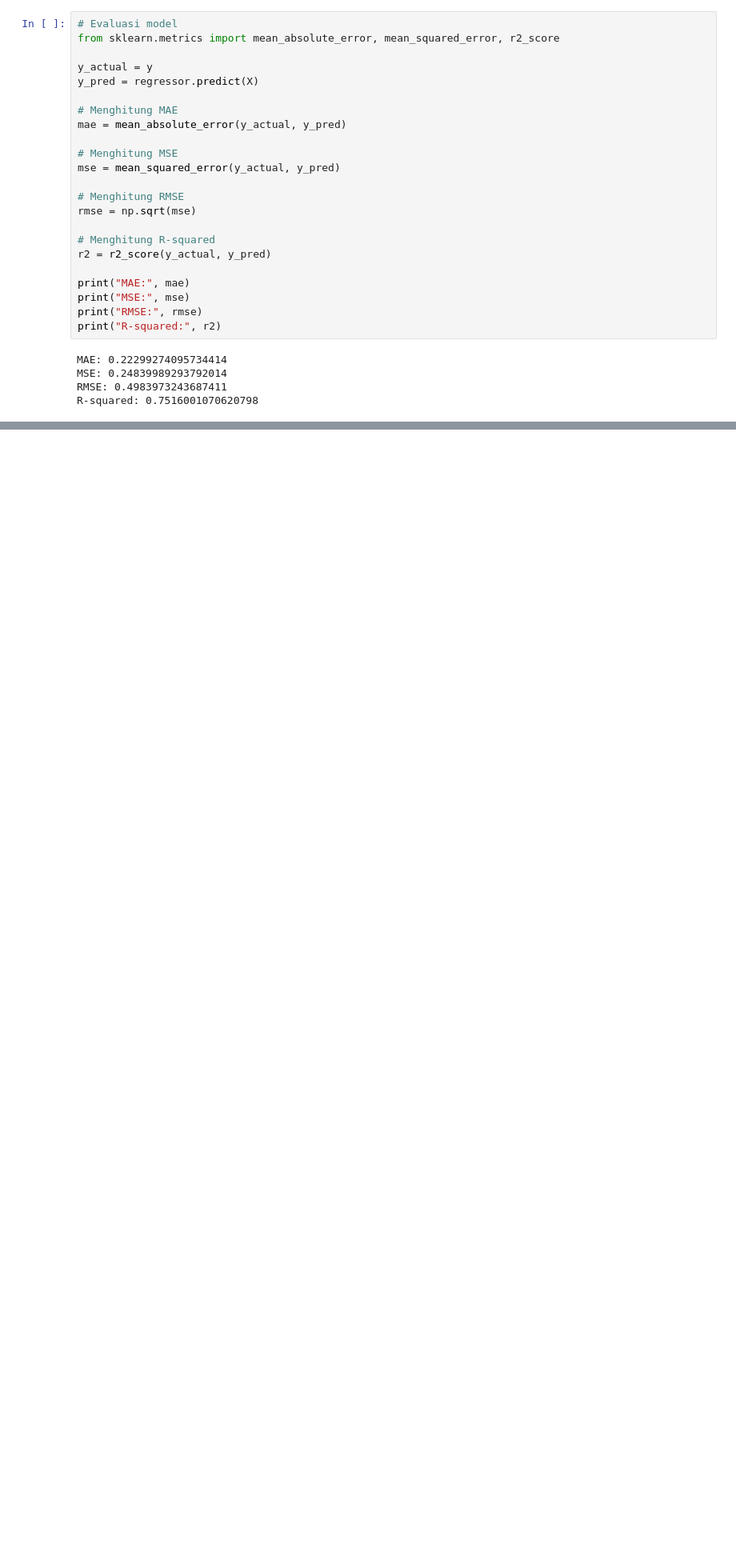
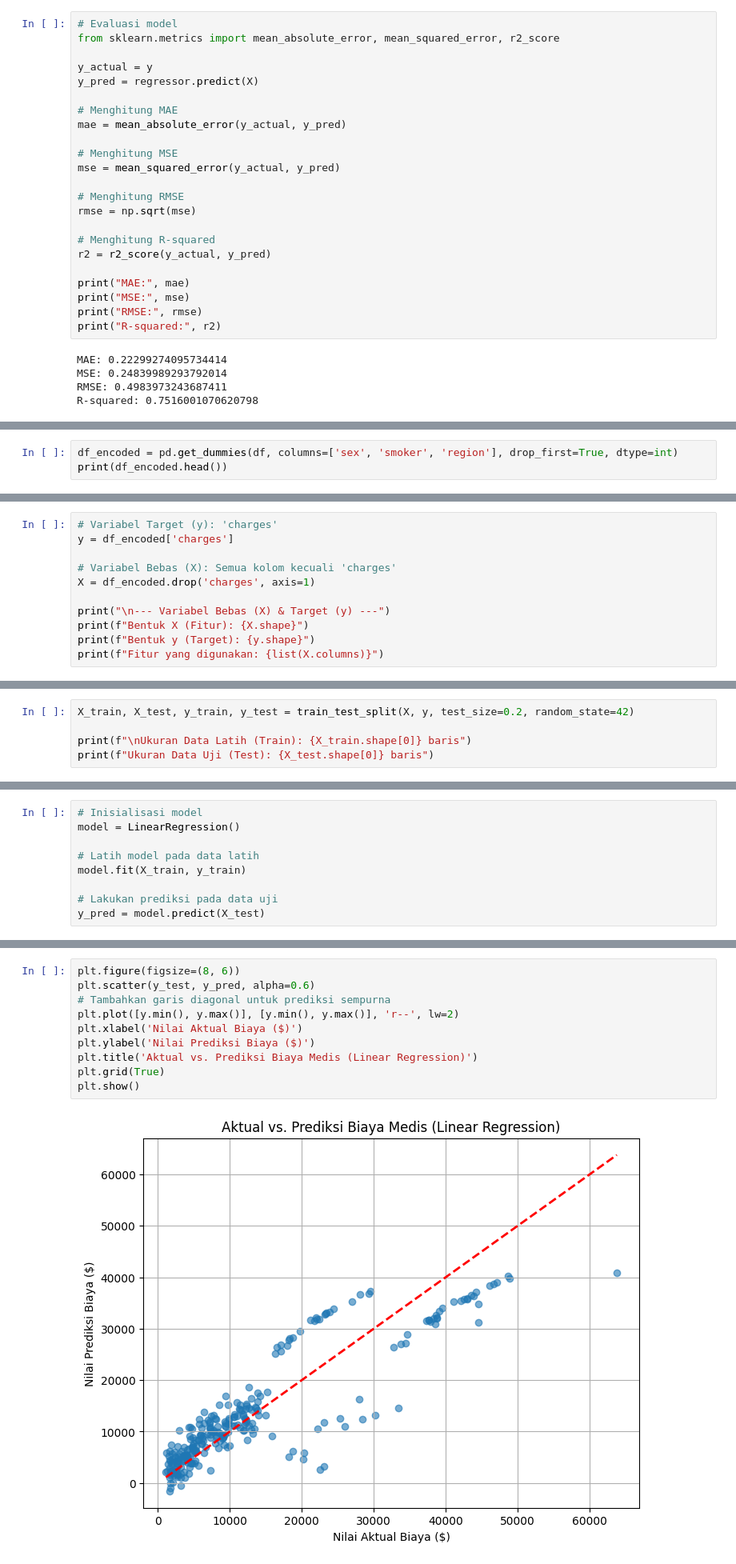
Before and after one commit to Putra1688/MachineLearning-2025-22, a Jupyter notebook: TG7_2341720248_Rangga_Dwi_Saputra.ipynb, the cells around one changed output, grey strips where cells are left out. Shown at 80% size. Drawn from its saved outputs; the diff is of its cells as text; blank space fills up the shorter version.

```diff
--- a/TG7_2341720248_Rangga_Dwi_Saputra.ipynb
+++ b/TG7_2341720248_Rangga_Dwi_Saputra.ipynb
@@ -283,0 +310,3 @@ R-squared: 0.7516001070620798
+# %%
+df_encoded = pd.get_dummies(df, columns=['sex', 'smoker', 'region'], drop_first=True, dtype=int)
+print(df_encoded.head())
@@ -283,0 +329,11 @@ R-squared: 0.7516001070620798
+# %%
+# Variabel Target (y): 'charges'
+y = df_encoded['charges']
+
+# Variabel Bebas (X): Semua kolom kecuali 'charges'
+X = df_encoded.drop('charges', axis=1)
+
+print("\n--- Variabel Bebas (X) & Target (y) ---")
+print(f"Bentuk X (Fitur): {X.shape}")
+print(f"Bentuk y (Target): {y.shape}")
+print(f"Fitur yang digunakan: {list(X.columns)}")
@@ -283,0 +347,5 @@ R-squared: 0.7516001070620798
+# %%
+X_train, X_test, y_train, y_test = train_test_split(X, y, test_size=0.2, random_state=42)
+
+print(f"\nUkuran Data Latih (Train): {X_train.shape[0]} baris")
+print(f"Ukuran Data Uji (Test): {X_test.shape[0]} baris")
@@ -283,0 +357,9 @@ R-squared: 0.7516001070620798
+# %%
+# Inisialisasi model
+model = LinearRegression()
+
+# Latih model pada data latih
+model.fit(X_train, y_train)
+
+# Lakukan prediksi pada data uji
+y_pred = model.predict(X_test)
@@ -283,0 +390,12 @@ R-squared: 0.7516001070620798
+# %%
+plt.figure(figsize=(8, 6))
+plt.scatter(y_test, y_pred, alpha=0.6)
+# Tambahkan garis diagonal untuk prediksi sempurna
+plt.plot([y.min(), y.max()], [y.min(), y.max()], 'r--', lw=2)
+plt.xlabel('Nilai Aktual Biaya ($)')
+plt.ylabel('Nilai Prediksi Biaya ($)')
+plt.title('Aktual vs. Prediksi Biaya Medis (Linear Regression)')
+plt.grid(True)
+plt.show()
+# %% [output]
+[figure, added]
```
Also changed, not shown: parts of 17 cells of this notebook.
